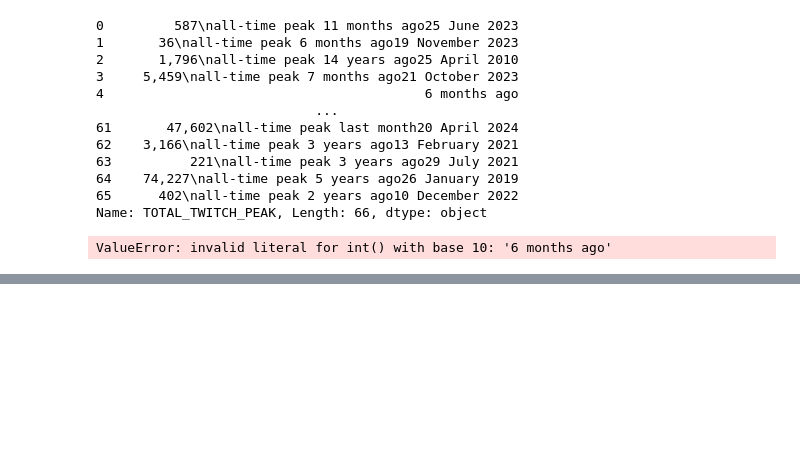
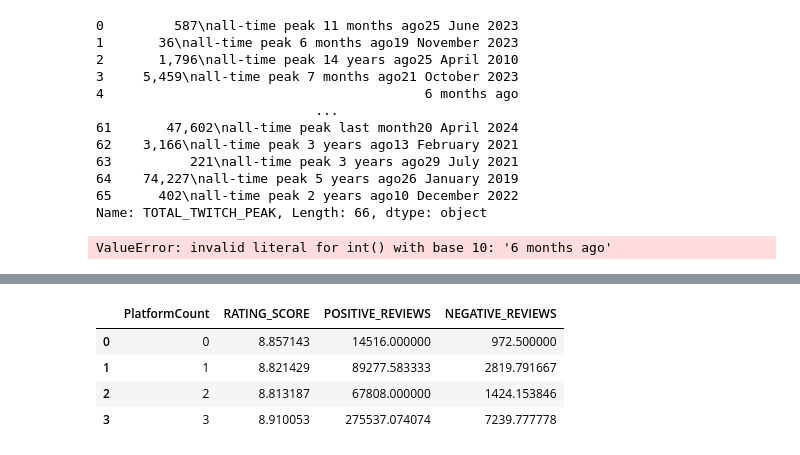
Before and after one commit to F102M8/data-science-project, a Jupyter notebook: Preprocesing.ipynb, the cells around one changed output, grey strips where cells are left out. Drawn from its saved outputs; the diff is of its cells as text; code cells hidden in the pictures; blank space fills up the shorter version.

```diff
--- a/Preprocesing.ipynb
+++ b/Preprocesing.ipynb
@@ -305,0 +336,26 @@ plt.show()
+# %%
+# Create a new column "PlatformCount" to represent the count of platforms supported by each game
+cleaned_data_df = df.copy()
+cleaned_data_df['PlatformCount'] = cleaned_data_df[['Windows', 'Linux', 'macOS']].sum(axis=1)
+
+# Group the data by "PlatformCount" and calculate the metrics
+platform_groups = cleaned_data_df.groupby('PlatformCount').agg({
+    'RATING_SCORE': 'mean',
+    'POSITIVE_REVIEWS': 'mean',
+   # 'PRICE': 'mean',
+    'NEGATIVE_REVIEWS': 'mean',
+})
+
+# Calculate "Price * #ofOwners" for each group
+#platform_groups['PriceOwnersProduct'] = platform_groups['PriceFinal'] * platform_groups['SteamSpyOwners']
+
+# Reset the index to make "PlatformCount" a regular column
+platform_groups.reset_index(inplace=True)
+
+platform_groups
+# %% [output]
+|  | PlatformCount | RATING_SCORE | POSITIVE_REVIEWS | NEGATIVE_REVIEWS |
+| 0 | 0 | 8.857143 | 14516.000000 | 972.500000 |
+| 1 | 1 | 8.821429 | 89277.583333 | 2819.791667 |
+| 2 | 2 | 8.813187 | 67808.000000 | 1424.153846 |
+| 3 | 3 | 8.910053 | 275537.074074 | 7239.777778 |
```
Also changed, not shown: parts of 14 cells of this notebook.
